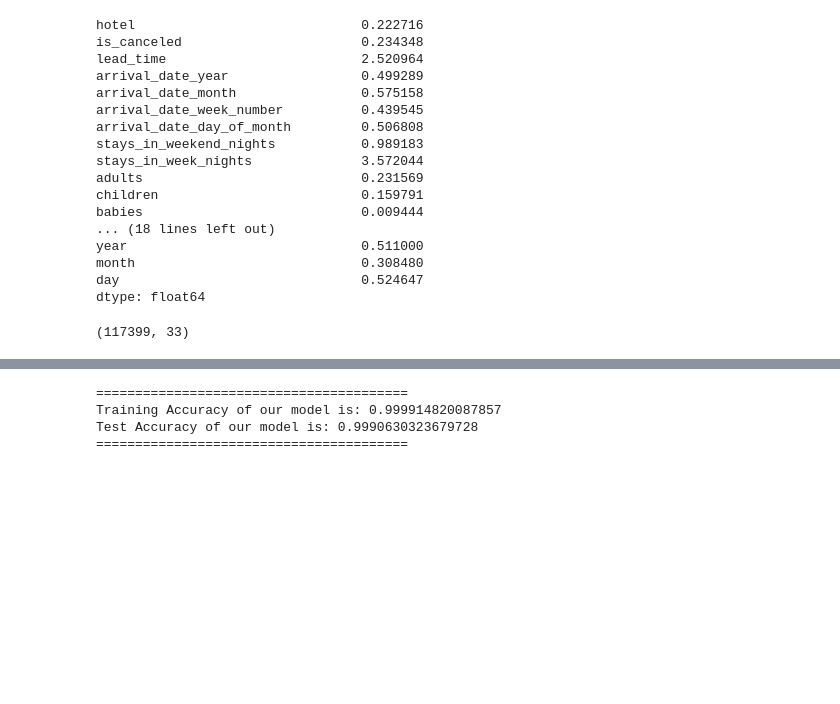
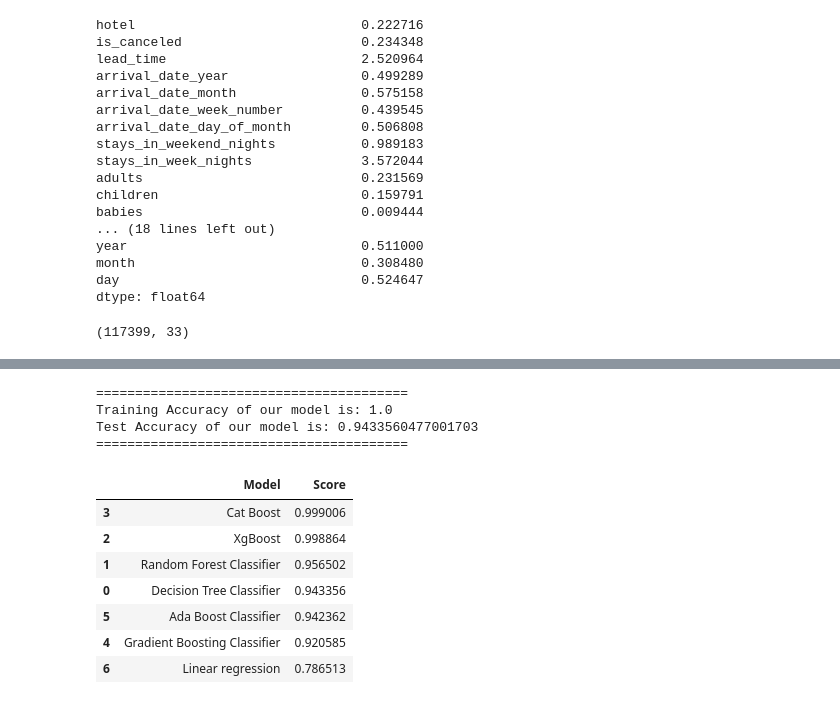
Before and after one commit to wonawonana/cauBigData_HotelBooking, a Jupyter notebook: HotelfirstModel.ipynb, the cells around one changed output, grey strips where cells are left out. Cells and saved outputs as stored; diff of their text form; code cells hidden in the pictures; blank space fills up the shorter version.

```diff
--- a/HotelfirstModel.ipynb
+++ b/HotelfirstModel.ipynb
@@ -30,7 +28,7 @@ import pycountry as pc
 pd.options.display.max_columns = None
 # %%
 ## Importing Data
-data = pd.read_csv('./data/hotel_bookings.csv')
+data = pd.read_csv('./hotel_bookings.csv')
 # %%
 ## Show the first 5 rows of Data
 data.head()
@@ -262,33 +260,33 @@ def train(x_train, y_train):
 
     #85퍼
     clf = DecisionTreeClassifier(random_state=0)
-    # clf.fit(x_train,y_train)
+    clf.fit(x_train,y_train)
 
 
     #86퍼
-    # xgb = XGBClassifier(booster = 'gbtree', learning_rate = 0.1, max_depth = 5, n_estimators = 500)
-    # xgb.fit(x_train, y_train)
+    xgb = XGBClassifier(booster = 'gbtree', learning_rate = 0.1, max_depth = 5, n_estimators = 500)
+    xgb.fit(x_train, y_train)
 
-    # gb = GradientBoostingClassifier()
-    # gb.fit(x_train, y_train)
+    gb = GradientBoostingClassifier()
+    gb.fit(x_train, y_train)
 
     #86퍼
-    # ada = AdaBoostClassifier(base_estimator = clf)
-    # ada.fit(x_train, y_train)
+    ada = AdaBoostClassifier(base_estimator = clf)
+    ada.fit(x_train, y_train)
 
     #88 퍼
-    # rd_clf = RandomForestClassifier(n_estimators=300)
-    # rd_clf.fit(x_train, y_train)
+    rd_clf = RandomForestClassifier(n_estimators=300)
+    rd_clf.fit(x_train, y_train)
 
     #80퍼
-    # lr = LogisticRegression()
-    # lr.fit(x_train, y_train)
+    lr = LogisticRegression()
+    lr.fit(x_train, y_train)
 
     cat = CatBoostClassifier(iterations=300)
     cat.fit(x_train, y_train)
 
-    return cat
+    return clf, xgb,gb,ada,rd_clf,lr,cat
 
 
-clf = train(x_train, y_train)
+clf,xgb,gb,ada,rd_clf,lr,cat = train(x_train, y_train)
 # %% [output]
@@ -323,6 +328,24 @@ def Score(clf,x_train,y_train,x_test,y_test):
 Score(clf,x_train,y_train,x_test,y_test)
 # %% [output]
 ========================================
-Training Accuracy of our model is: 0.999914820087857
-Test Accuracy of our model is: 0.9990630323679728
+Training Accuracy of our model is: 1.0
+Test Accuracy of our model is: 0.9433560477001703
 ========================================
+# %%
+models = pd.DataFrame({
+    'Model' : ['Decision Tree Classifier', 'Random Forest Classifier',
+               'XgBoost',  'Cat Boost', 'Gradient Boosting Classifier','Ada Boost Classifier', 'Linear regression'],
+
+    'Score' : [clf.score(x_test,y_test),rd_clf.score(x_test,y_test), xgb.score(x_test,y_test), cat.score(x_test,y_test) , gb.score(x_test,y_test) , ada.score(x_test,y_test) , lr.score(x_test,y_test)]
+})
+
+models.sort_values(by = 'Score', ascending = False)
+# %% [output]
+|  | Model | Score |
+| 3 | Cat Boost | 0.999006 |
+| 2 | XgBoost | 0.998864 |
+| 1 | Random Forest Classifier | 0.956502 |
+| 0 | Decision Tree Classifier | 0.943356 |
+| 5 | Ada Boost Classifier | 0.942362 |
+| 4 | Gradient Boosting Classifier | 0.920585 |
+| 6 | Linear regression | 0.786513 |
```
Also changed, not shown: parts of 2 cells of this notebook.
